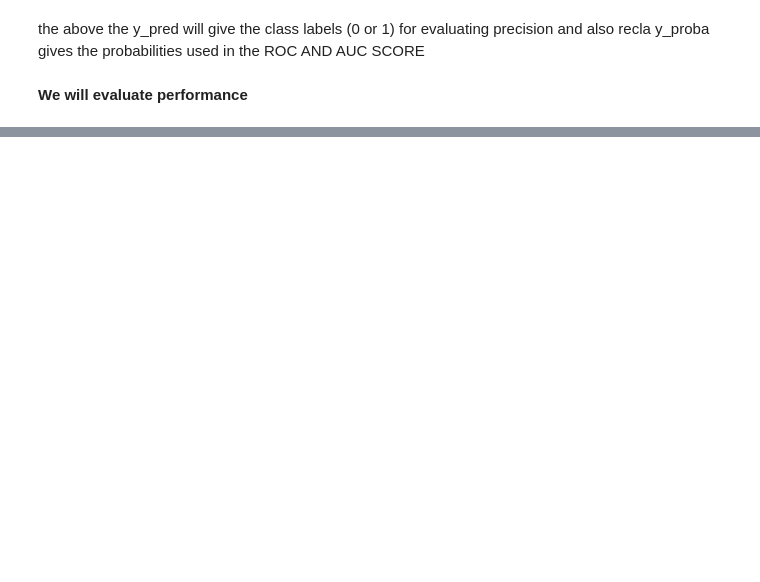
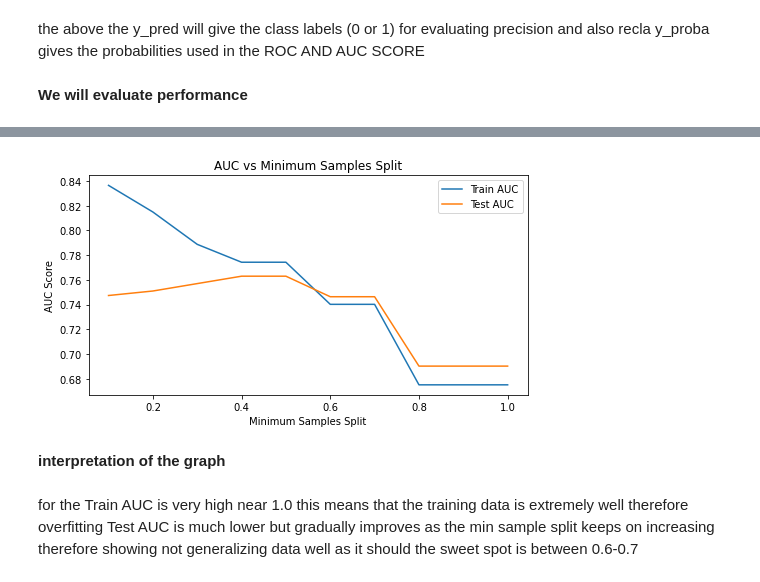
Before and after one commit to justicee-dev/bank-churn, a Jupyter notebook: Project.ipynb, the cells around one changed output, grey strips where cells are left out. Cells and saved outputs as stored; diff of their text form; code cells hidden in the pictures; blank space fills up the shorter version.

```diff
--- a/Project.ipynb
+++ b/Project.ipynb
@@ -745,0 +652,34 @@ plt.show()
+# %%
+#minimum_splits : minimum number of samples needed to split an internal node. lets test values from 0.1 to 1.0.
+maximum_splits = np.arange(0.1, 1.1, 0.1)
+train_auc = []
+test_auc = []
+
+for s in maximum_splits:
+    clf = DecisionTreeClassifier(min_samples_split=s, criterion='entropy', random_state=42)
+    clf.fit(X_train_resampled, y_train_resampled)
+
+    y_train_pred = clf.predict_proba(X_train_resampled)[:, 1]
+    y_test_pred = clf.predict_proba(X_test)[:, 1]
+
+    train_auc.append(auc(*roc_curve(y_train_resampled, y_train_pred)[:2]))
+    test_auc.append(auc(*roc_curve(y_test, y_test_pred)[:2]))
+# %%
+#plotting
+plt.figure(figsize=(7,4))
+plt.plot(maximum_splits,train_auc,label='Train AUC')
+plt.plot(maximum_splits,test_auc,label="Test AUC")
+plt.xlabel("Minimum Samples Split")
+plt.ylabel('AUC Score')
+plt.title("AUC vs Minimum Samples Split")
+plt.legend()
+plt.tight_layout()
+plt.show()
+# %% [output]
+[figure, added]
+# %% [markdown]
+<b>interpretation of the graph</b>
+# %% [markdown]
+for the Train AUC is very high near 1.0 this means that the training data is extremely well therefore overfitting
+Test AUC is much lower but gradually improves as the min sample split keeps on increasing therefore showing not generalizing data well as it should
+the sweet spot is between 0.6-0.7
```
Also changed, not shown: parts of 33 cells of this notebook.
